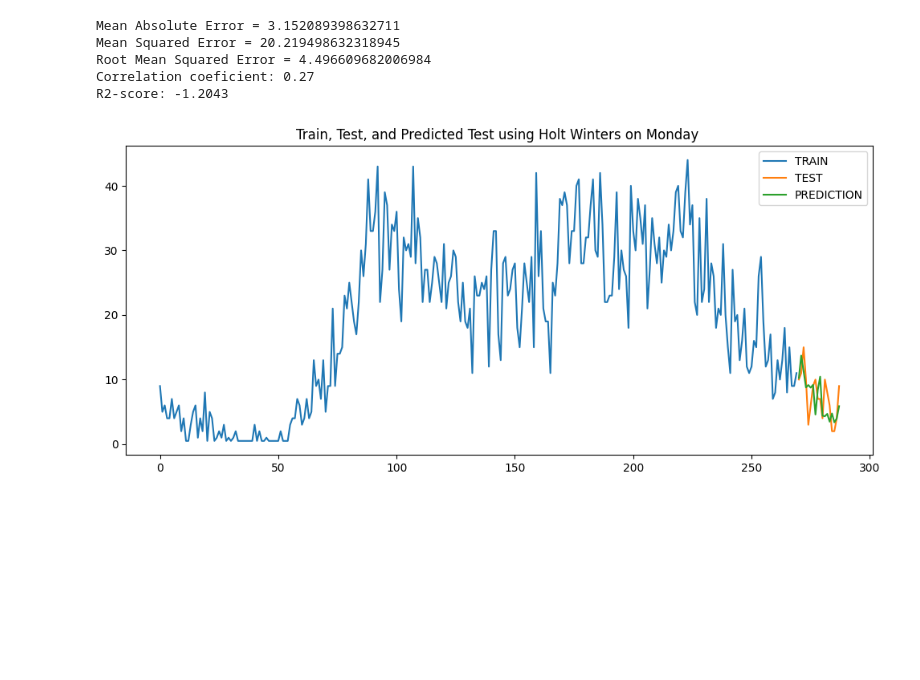
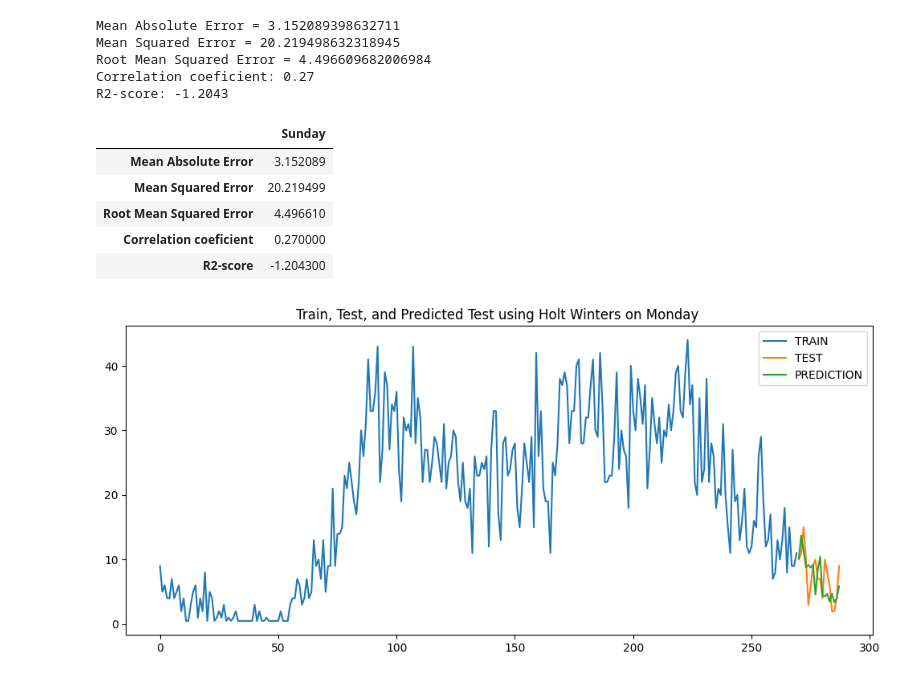
Before and after one commit to KevinrealG/Series_de_tiempo, a Jupyter notebook: 01_Time_Series_pred.ipynb, the cells around one changed output. Saved outputs shown, nothing was run; the diff lists cells and outputs as text; code cells hidden in the pictures; blank space fills up the shorter version.

```diff
--- a/01_Time_Series_pred.ipynb
+++ b/01_Time_Series_pred.ipynb
@@ -343,6 +343,20 @@ Mean Squared Error = 20.219498632318945
 Root Mean Squared Error = 4.496609682006984
 Correlation coeficient: 0.27
 R2-score: -1.2043
+# %%
+# prompt: save the metrics into a dataframe, and the column name is Sunday, and rows are metrics
+
+metrics_df = pd.DataFrame(columns=['Sunday'], index=['Mean Absolute Error', 'Mean Squared Error', 'Root Mean Squared Error', 'Correlation coeficient', 'R2-score'])
+metrics_df['Sunday'] = [mean_absolute_error(test_domingo,test_predictions), mean_squared_error(test_domingo,test_predictions), np.sqrt(mean_squared_error(test_domingo,test_predictions)), round(np.corrcoef(test_domingo,test_predictions)[0][1], 2), round(r2_score(test_domingo,test_predictions), 4)]
+# %%
+metrics_df
+# %% [output]
+|  | Sunday |
+| Mean Absolute Error | 3.152089 |
+| Mean Squared Error | 20.219499 |
+| Root Mean Squared Error | 4.496610 |
+| Correlation coeficient | 0.270000 |
+| R2-score | -1.204300 |
 # %%
 
 
```
Also changed, not shown: parts of 10 cells of this notebook.
